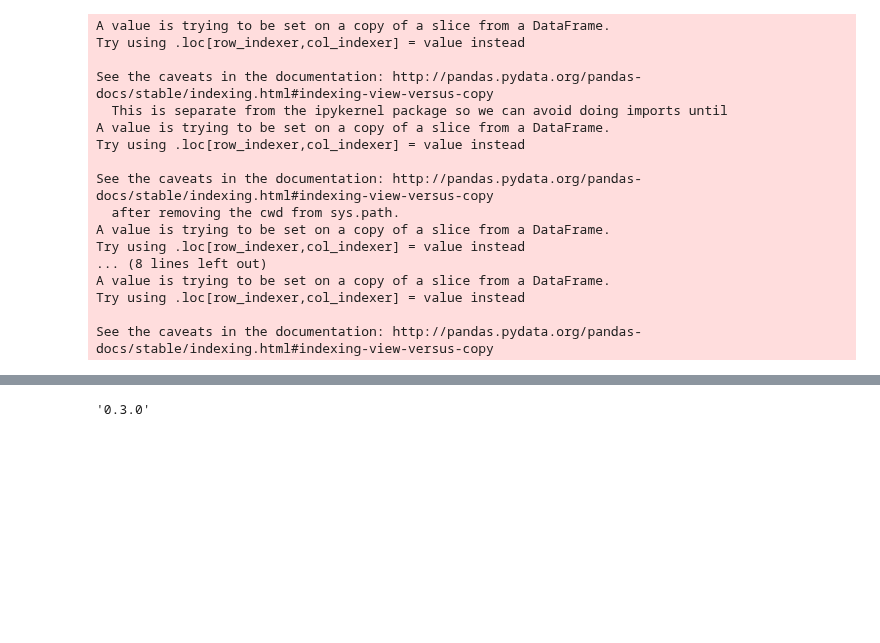
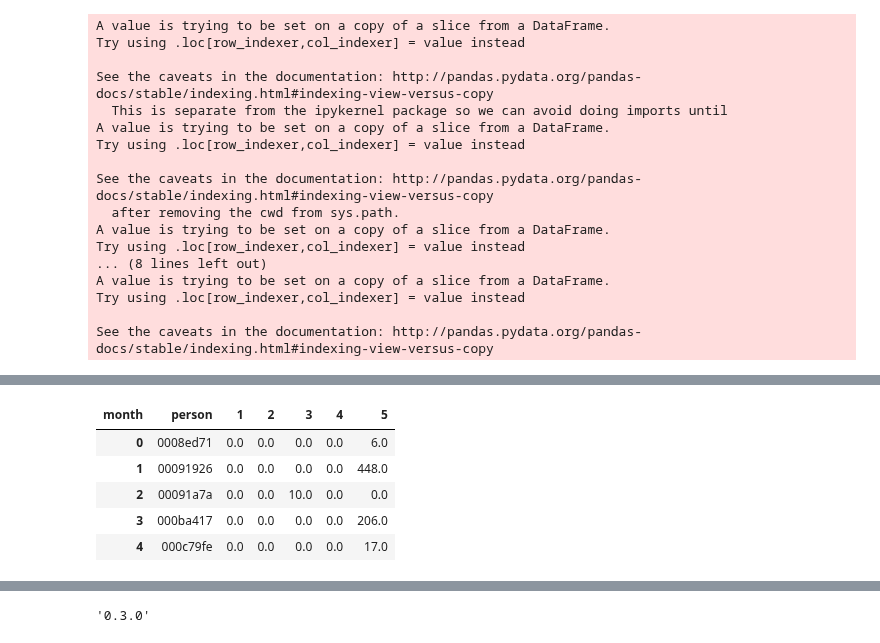
Before and after one commit to btusca/7506, a Jupyter notebook: TP2018/TP2 definitivo.ipynb, the cells around one changed output, grey strips where cells are left out. Saved outputs shown, nothing was run; the diff lists cells and outputs as text; code cells hidden in the pictures; blank space fills up the shorter version.

```diff
--- a/TP2018/TP2 definitivo.ipynb
+++ b/TP2018/TP2 definitivo.ipynb
@@ -956,0 +1029,7 @@ See the caveats in the documentation: http://pandas.pydata.org/pandas-docs/stabl
+# %%
+eventos['timestamp'] =  pd.to_datetime(eventos['timestamp'])
+eventos[['marca','modelo']] = eventos['model'].dropna().str.split(' ',n=1,expand=True)
+eventos['weekday']=eventos['timestamp'].dt.day_name()
+eventos['hour']=eventos['timestamp'].dt.hour
+eventos['month']=eventos['timestamp'].dt.month
+eventos['day']=eventos['timestamp'].dt.day
@@ -956,0 +1047,9 @@ See the caveats in the documentation: http://pandas.pydata.org/pandas-docs/stabl
+# %%
+eventos.groupby('person')['month'].value_counts().unstack().reset_index().fillna(0).head()
+# %% [output]
+| month | person | 1 | 2 | 3 | 4 | 5 |
+| 0 | 0008ed71 | 0.0 | 0.0 | 0.0 | 0.0 | 6.0 |
+| 1 | 00091926 | 0.0 | 0.0 | 0.0 | 0.0 | 448.0 |
+| 2 | 00091a7a | 0.0 | 0.0 | 10.0 | 0.0 | 0.0 |
+| 3 | 000ba417 | 0.0 | 0.0 | 0.0 | 0.0 | 206.0 |
+| 4 | 000c79fe | 0.0 | 0.0 | 0.0 | 0.0 | 17.0 |
```
Also changed, not shown: parts of 28 cells of this notebook.
